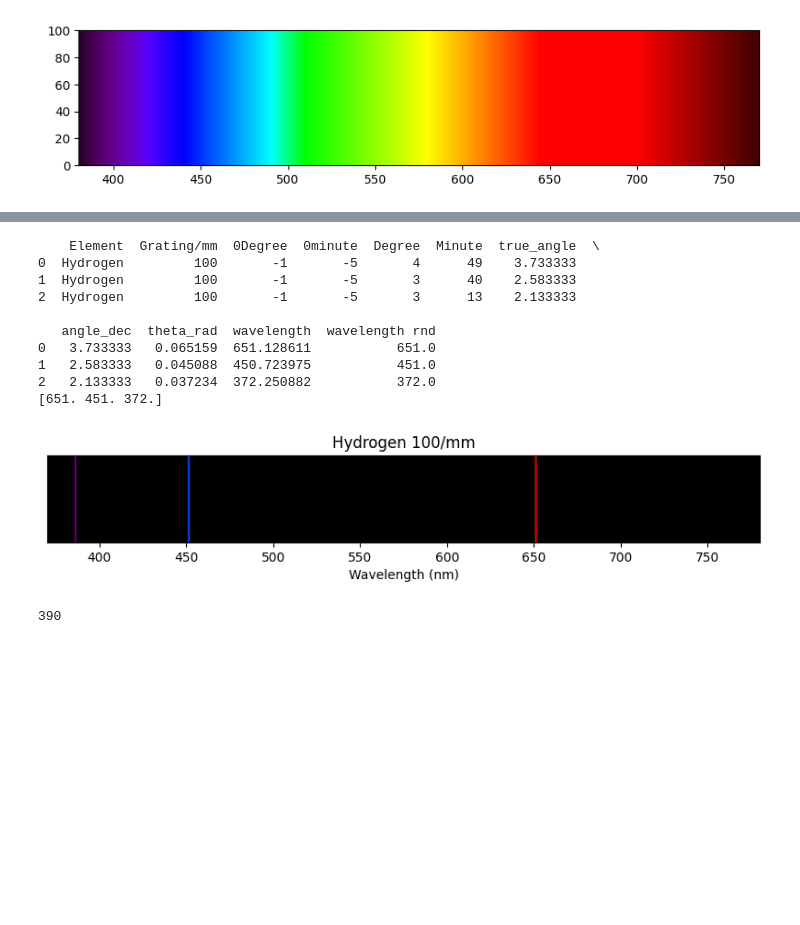
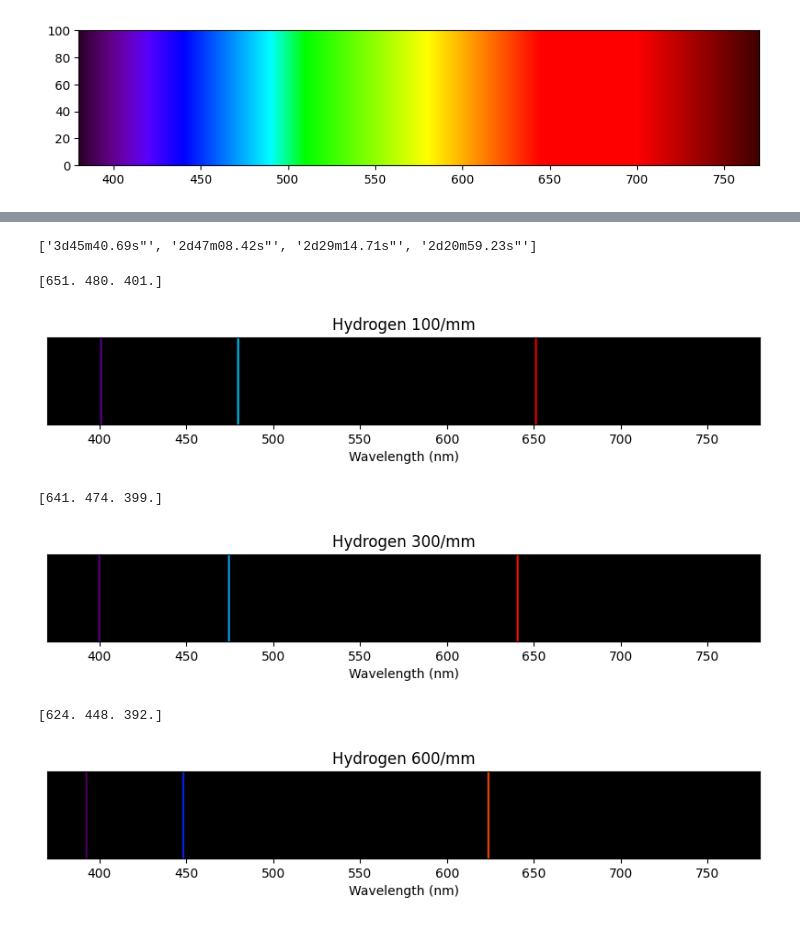
Before and after one commit to silvernuke911/Physics157, a Jupyter notebook: PHYSICS191 CODE/SET B/E4/spectra.ipynb, the cells around one changed output, grey strips where cells are left out. Saved outputs shown, nothing was run; the diff lists cells and outputs as text; code cells hidden in the pictures; blank space fills up the shorter version.

```diff
--- a/PHYSICS191 CODE/SET B/E4/spectra.ipynb
+++ b/PHYSICS191 CODE/SET B/E4/spectra.ipynb
@@ -133,50 +130,79 @@ print(physical_data)
+# %%
+h_spectra = np.array([656, 486, 434, 410])
+h_spectra_ang = np.rad2deg(np.arcsin(100*h_spectra/ (10e5)))
+def dec2dms(deg):
+    """
+    Convert decimal degrees to degrees, minutes, and seconds (DMS).
+    Handles both single inputs and arrays.
+
+    Parameters:
+        deg (float or np.ndarray): Input in decimal degrees.
+
+    Returns:
+        str or list: DMS formatted string(s).
+    """
+    # Ensure input is a NumPy array for vectorized operations
+    deg = np.asarray(deg)
+
+    # Calculate degrees, minutes, and seconds
+    degrees = np.floor(np.abs(deg)).astype(int) * np.sign(deg)  # Handle negative values
+    fractional_degrees = np.abs(deg) - np.abs(degrees)
+    minutes = np.floor(fractional_degrees * 60).astype(int)
+    seconds = (fractional_degrees * 3600) % 60
+
+    # Format the output
+    def format_dms(d, m, s):
+        return f"{int(d)}d{int(m):02d}m{s:05.2f}s\""
+
+    # Apply formatting to all elements if input is an array
+    if deg.ndim == 0:  # Single value
+        return format_dms(degrees, minutes, seconds)
+    else:  # Array
+        return [format_dms(d, m, s) for d, m, s in zip(degrees, minutes, seconds)]
+h_spectra_ang_dms = dec2dms(h_spectra_ang)
+print(h_spectra_ang_dms)
+# %% [output]
+['3d45m40.69s"', '2d47m08.42s"', '2d29m14.71s"', '2d20m59.23s"']
 # %%
 # Filter the DataFrame for Hydrogen and grating 100
 def element_spectra(element, grating):
     df = physical_data[(physical_data['Element'] == element) & (physical_data['Grating/mm'] == grating)]
     # Extract the rounded wavelength column
     rounded_wavelengths=df['wavelength rnd'].values
+    print(rounded_wavelengths)
     return rounded_wavelengths
-# %% [output]
-    Element  Grating/mm  0Degree  0minute  Degree  Minute  true_angle  \
-0  Hydrogen         100       -1       -5       4      49    3.733333
-1  Hydrogen         100       -1       -5       3      40    2.583333
-2  Hydrogen         100       -1       -5       3      13    2.133333
-
-   angle_dec  theta_rad  wavelength  wavelength rnd
-0   3.733333   0.065159  651.128611           651.0
-1   2.583333   0.045088  450.723975           451.0
-2   2.133333   0.037234  372.250882           372.0
-[651. 451. 372.]
 # %%
 def make_spectrum(title, wavelengths, height = 100):
-    # Given spectral wavelength data
-    wavelengths = np.array([651, 451, 386])  # Rounded wavelengths
     width = 390
     # Normalize wavelength range to fit within the 390-pixel width
     min_wl, max_wl = 370, 780
     positions = np.round((wavelengths - min_wl) / (max_wl - min_wl) * (width - 1)).astype(int)
 
     # Create a 100x390x3 RGB image initialized to black
     spectrum_img = np.zeros((height, width, 3))
 
     # Apply colors at the spectral line positions
     for pos, wl in zip(positions, wavelengths):
         color = wavelength_to_rgb(wl)
         spectrum_img[:, pos, :] = color  # Fill the column with the corresponding color
 
     # Display the spectrum
     plt.figure(figsize=(10, 2))
     plt.imshow(spectrum_img, extent=[min_wl, max_wl, 0, height])
     plt.xlabel("Wavelength (nm)")
     plt.yticks([])
     plt.title(title)
     plt.show()
 
-make_spectrum("Hydrogen 100/mm", rounded_wavelengths_h100, height = 50)
+make_spectrum("Hydrogen 100/mm", element_spectra('Hydrogen', 100), height = 50)
+
+make_spectrum("Hydrogen 300/mm", element_spectra('Hydrogen', 300), height = 50)
+
+make_spectrum("Hydrogen 6git 00/mm", element_spectra('Hydrogen', 600), height = 50)
 # %% [output]
+[651. 480. 401.]
-[figure, old version]
+[figure, new version]
+[641. 474. 399.]
+[figure, added]
+[624. 448. 392.]
+[figure, added]
-# %%
-print(770-380)
-# %% [output]
-390
```
Also changed, not shown: parts of 4 cells of this notebook, 2 other files.
